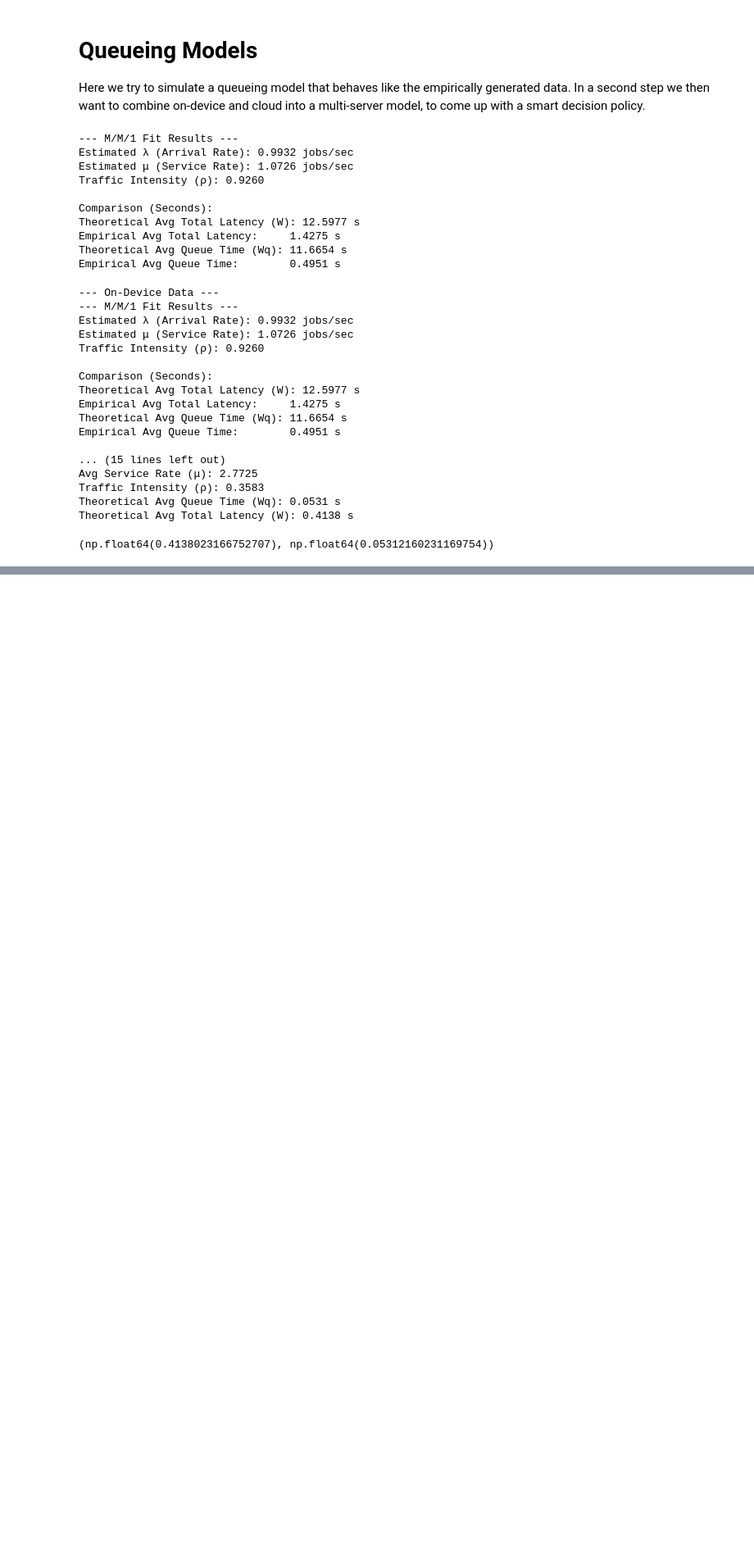
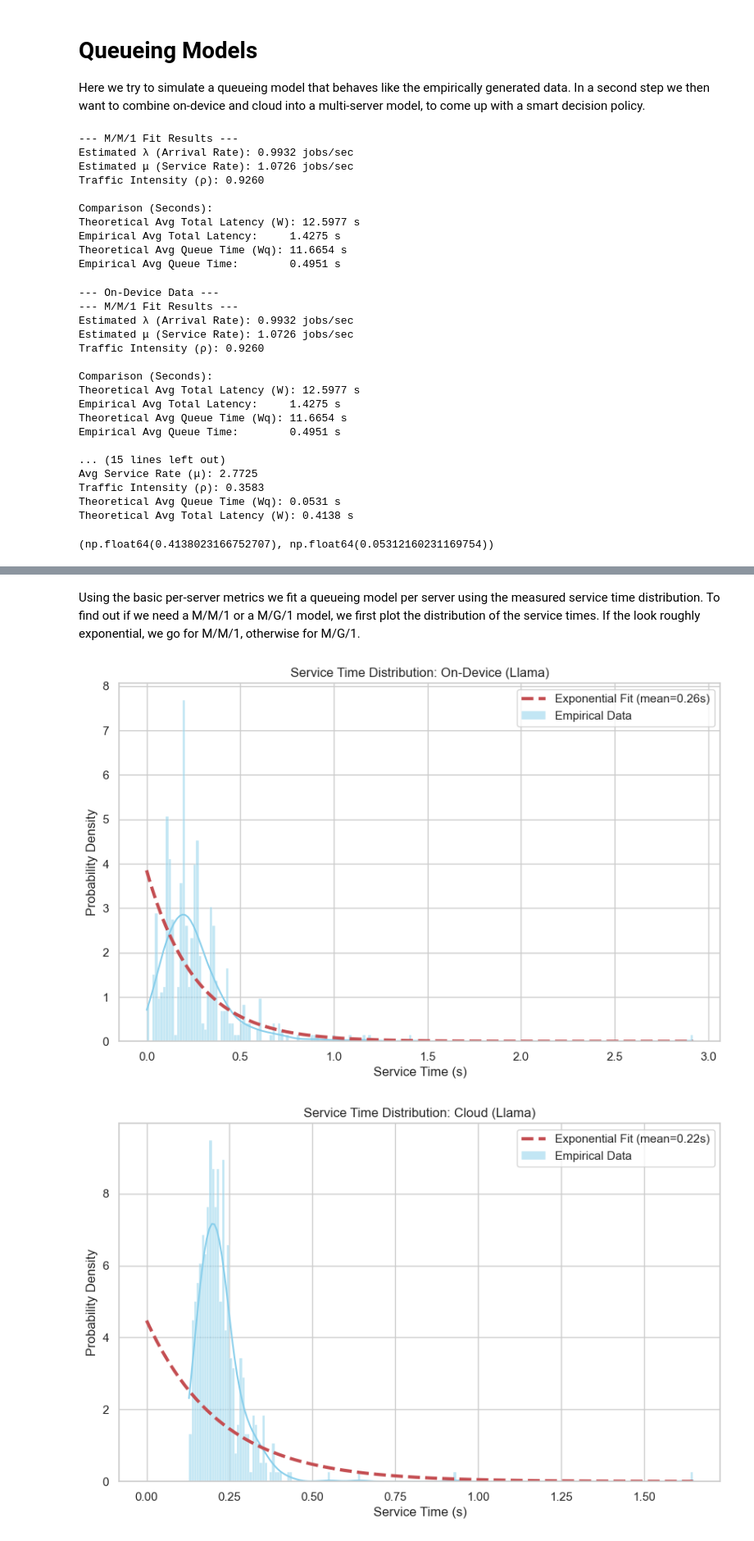
Before and after one commit to fabianHueni/UNIBE_MSGAI_HS25_Project, a Jupyter notebook: analyse/analyse_latency_data.ipynb, the cells around one changed output, grey strips where cells are left out. Shown: that part at 82% size. Cells and saved outputs as stored; diff of their text form; code cells hidden in the pictures; blank space fills up the shorter version.

```diff
--- a/analyse/analyse_latency_data.ipynb
+++ b/analyse/analyse_latency_data.ipynb
@@ -535,0 +340,25 @@ if savings > 0:
+# %%
+from utils import *
+
+df_cloud_ex = raw_dfs['cloud/cloud_raw_experiment_meta-llama-llama-3-2-1b-instruct_always_cloud_once-per-sec_2025-12-04T16-10-54'].copy()
+df_device_ex = raw_dfs['philip/raw_experiment_Llama-3-2-1B-Instruct-ONNX_always_device_once-per-sec_2025-12-04T08-10-53'].copy()
+
+
+on_device_speedup_factor = 0.6
+on_device_speedup_shift = 300 #linear shift factor in ms
+
+on_device_speedup_factor = 0.6
+on_device_speedup_shift = 300 #linear shift factor in ms
+
+# Apply speedup factor to device inference times
+print(f"Applying speedup factor {on_device_speedup_factor} and shift -{on_device_speedup_shift}ms...")
+
+# clip(lower=1.0) to prevent negative inference times!
+df_device_ex['inference_time_ms'] = (df_device_ex['inference_time_ms'] * on_device_speedup_factor - on_device_speedup_shift).clip(lower=1.0)
+
+# WARNING: We cannot simply recalculate total_latency_ms here.
+# The old 'queueing_time_ms' is invalid because a faster device would have had a much smaller queue.
+# We must rely on the M/G/1 simulation to estimate the new total latency.
+
+# Recalculate total latency to maintain consistency (Total = Queue + Inference). ... (Don't do this if you want accurate total stats)
+# df_device_ex['total_latency_ms'] = df_device_ex['queueing_time_ms'] + df_device_ex['inference_time_ms']
@@ -535,0 +398,8 @@ if savings > 0:
+# %% [markdown]
+Using the basic per-server metrics we fit a queueing model per server using the measured service time distribution. To find out if we need a M/M/1 or a M/G/1 model, we first plot the distribution of the service times. If the look roughly exponential, we go for M/M/1, otherwise for M/G/1.
+# %%
+plot_service_time_distribution(df_device_ex, "On-Device (Llama)")
+plot_service_time_distribution(df_cloud_ex, "Cloud (Llama)")
+# %% [output]
+[figure, added]
+[figure, added]
```
Also changed, not shown: parts of 15 cells of this notebook, 1 other file.
